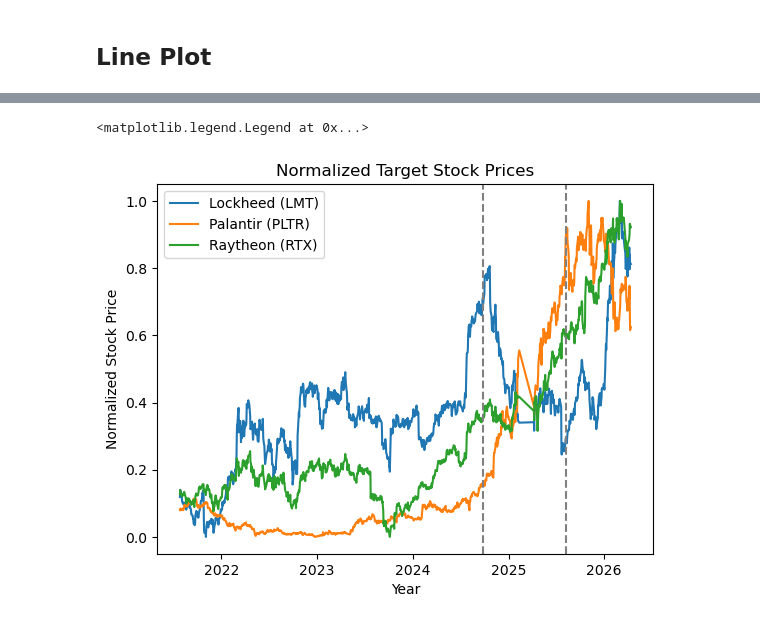
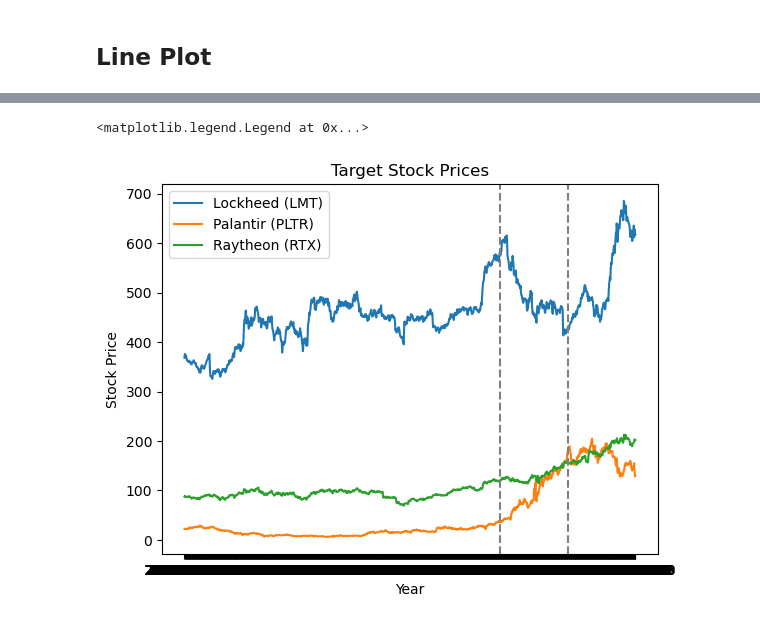
Before and after one commit to GrantThurman/stock-price-predictor, a Jupyter notebook: plots.ipynb, the cells around one changed output, grey strips where cells are left out. Cells and saved outputs as stored; diff of their text form; code cells hidden in the pictures.

```diff
--- a/plots.ipynb
+++ b/plots.ipynb
@@ -7,14 +7,13 @@ import matplotlib.pyplot as plt
 # %%
-normal_df = pd.read_csv("clean_data/normalized_data.csv")
-normal_df["date"] = pd.to_datetime(normal_df["date"])
+df = pd.read_csv("clean_data/final_data.csv")
 
 # Count the ups and downs
-counts = normal_df["target"].value_counts().sort_index()
+counts = df["target"].value_counts().sort_index()
 labels = ["Down (0)", "Up (1)"]
 
 plt.title("Class Distribution of Direction (LMT)")
 plt.ylabel("Number of Trading Days")
 plt.xlabel("Next Day Stock Price Direction")
-plt.bar(labels, counts.values, color=["tab:red", "tab:green"])
+plt.bar(labels, counts.values, color=["tab:blue", "tab:orange"])
 # %% [output]
 <BarContainer object of 2 artists>
@@ -22,23 +43,23 @@ plt.bar(labels, counts.values, color=["tab:red", "tab:green"])
 # %% [markdown]
 ## Line Plot
 # %%
-n = len(normal_df)
+n = len(df)
 
 train_end = int(n * 0.70)
 val_end   = int(n * 0.85)
 
-train_end_date = normal_df["date"].iloc[train_end]
-val_end_date   = normal_df["date"].iloc[val_end]
+train_end_date = df["date"].iloc[train_end]
+val_end_date   = df["date"].iloc[val_end]
 
 print("First split at: ", train_end_date)
 print("Second split at: ", val_end_date)
 
-plt.title("Normalized Target Stock Prices")
-plt.ylabel("Normalized Stock Price")
+plt.title("Target Stock Prices")
+plt.ylabel("Stock Price")
 plt.xlabel("Year")
-plt.plot(normal_df["date"], normal_df["lmt_open"], label="Lockheed (LMT)")
-plt.plot(normal_df["date"], normal_df["pltr_open"], label="Palantir (PLTR)")
-plt.plot(normal_df["date"], normal_df["rtx_open"], label="Raytheon (RTX)")
+plt.plot(df["date"], df["lmt_open"], label="Lockheed (LMT)")
+plt.plot(df["date"], df["pltr_open"], label="Palantir (PLTR)")
+plt.plot(df["date"], df["rtx_open"], label="Raytheon (RTX)")
 plt.axvline(x=train_end_date, color="gray", linestyle="--")
 plt.axvline(x=val_end_date, color="gray", linestyle="--")
 plt.legend()
@@ -48,2 +69,2 @@ Second split at:  2025-08-07 00:00:00
 <matplotlib.legend.Legend at 0x...>
-[figure, old version]
+[figure, new version]
```
Also changed, not shown: parts of 5 cells of this notebook.
